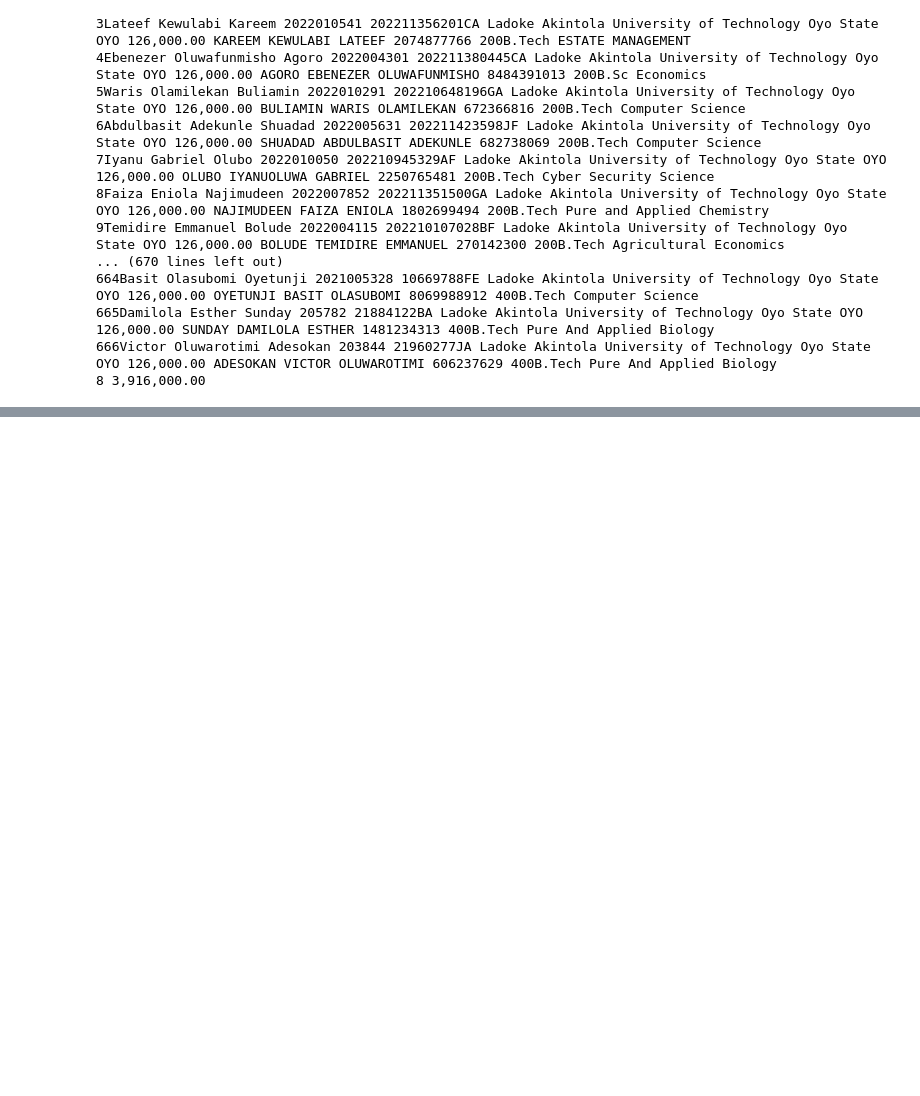
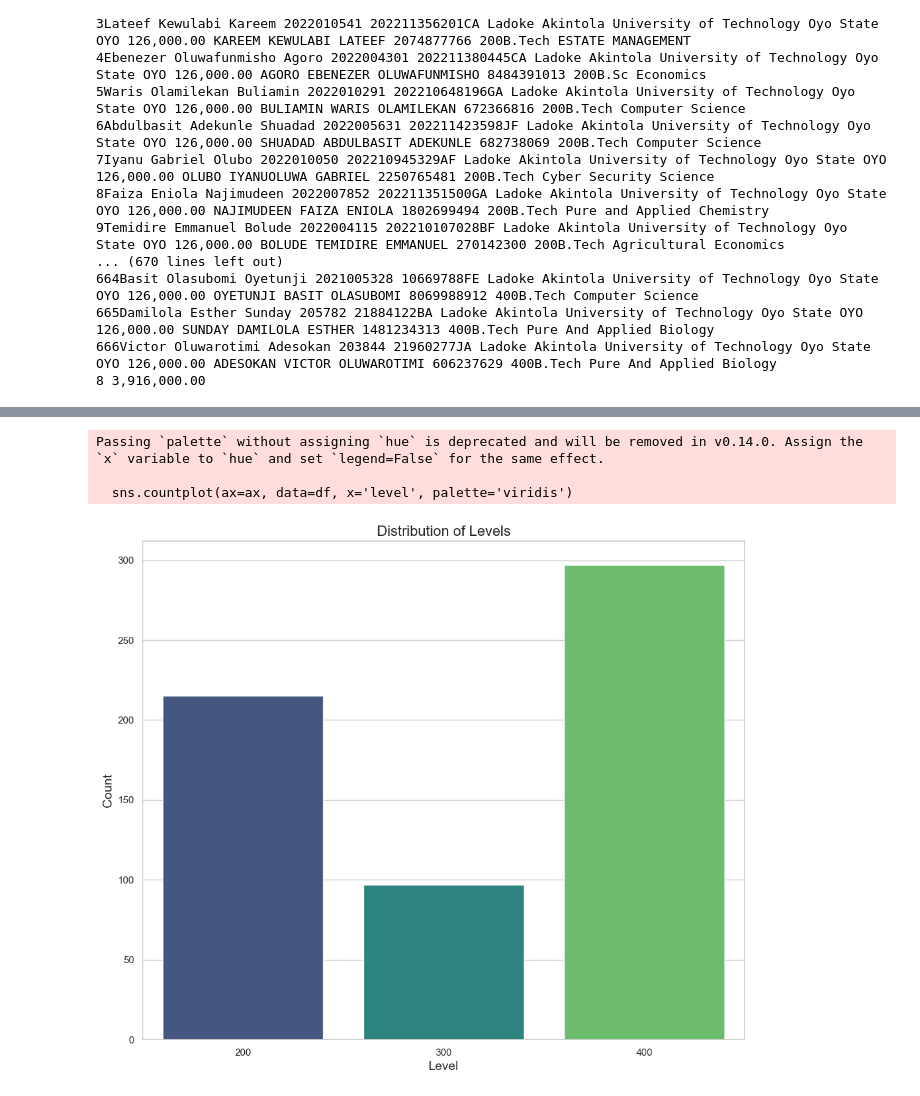
Before and after one commit to Lawal0abdulazeez/Loan_Data, a Jupyter notebook: Loan Data Analysis.ipynb, the cells around one changed output, grey strips where cells are left out. Drawn from its saved outputs; the diff is of its cells as text; code cells hidden in the pictures; blank space fills up the shorter version.

```diff
--- a/Loan Data Analysis.ipynb
+++ b/Loan Data Analysis.ipynb
@@ -107,0 +290,14 @@ array(['200', 'Sci', 'Pur'], dtype=object)
+# %%
+# Define a function to clean the course_of_study column
+def clean_course_of_study(course):
+    # Split the course name by spaces and remove the first part (degree type)
+    parts = course.split()
+    if len(parts) > 1:
+        return " ".join(parts[1:])
+    return course
+
+# Apply the function to the course_of_study column
+df['course_of_study'] = df['course_of_study'].apply(clean_course_of_study)
+
+# Display the cleaned DataFrame
+df
@@ -107,0 +343,24 @@ array(['200', 'Sci', 'Pur'], dtype=object)
+# %%
+import seaborn as sns
+import matplotlib.pyplot as plt
+
+# Set the style for the plots
+sns.set(style="whitegrid")
+
+# Create a figure with subplots
+fig, ax = plt.subplots(1, 1, figsize=(12, 10))
+
+# Plot the distribution of levels
+sns.countplot(ax=ax, data=df, x='level', palette='viridis')
+ax.set_title('Distribution of Levels', fontsize=16)
+ax.set_xlabel('Level', fontsize=14)
+ax.set_ylabel('Count', fontsize=14)
+ax.tick_params(axis='x', rotation=0)
+
+# Show the plots
+plt.show()
+# %% [output]
+Passing `palette` without assigning `hue` is deprecated and will be removed in v0.14.0. Assign the `x` variable to `hue` and set `legend=False` for the same effect.
+
+  sns.countplot(ax=ax, data=df, x='level', palette='viridis')
+[figure, added]
```
Also changed, not shown: parts of 18 cells of this notebook.
